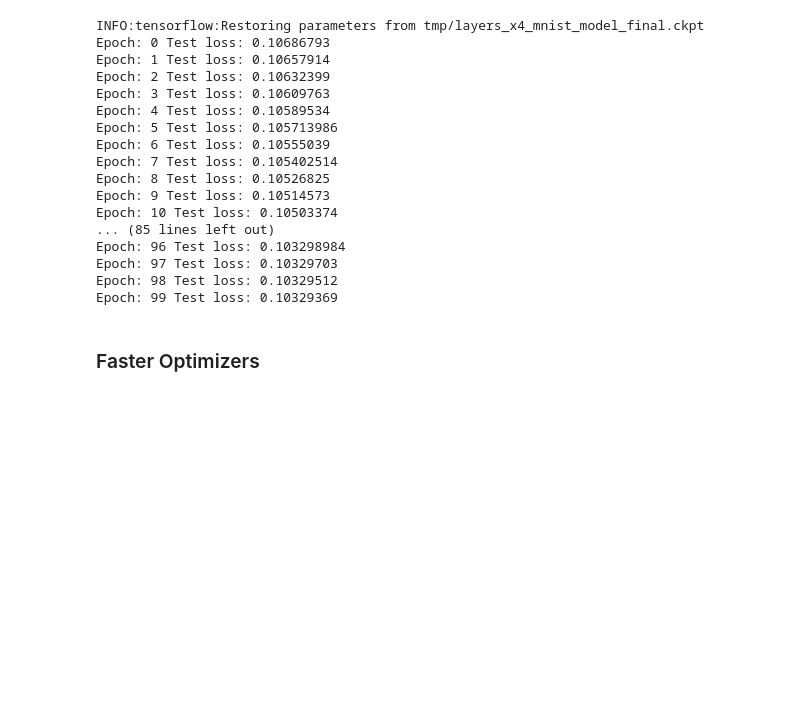
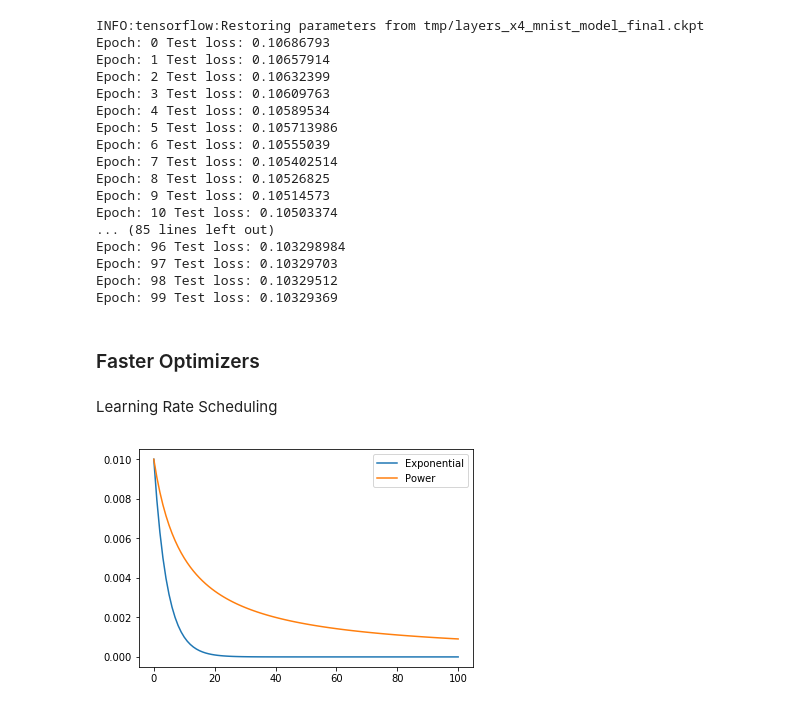
Before and after one commit to Okbps/handson-ml, a Jupyter notebook: jupyter/11-training-dnn.ipynb, the cells around one changed output. Cells and saved outputs as stored; diff of their text form; code cells hidden in the pictures; blank space fills up the shorter version.

```diff
--- a/jupyter/11-training-dnn.ipynb
+++ b/jupyter/11-training-dnn.ipynb
@@ -305,3 +292,16 @@ optimizer = tf.train.MomentumOptimizer(learning_rate=learning_rate, momentum=0.9
 optimizer = tf.train.RMSPropOptimizer(learning_rate=learning_rate, momentum=0.9, decay=0.9, epsilon=1e-10)
 # %%
 optimizer = tf.train.AdamOptimizer(learning_rate=learning_rate)
+# %% [markdown]
+Learning Rate Scheduling
+# %%
+xx = np.linspace(0, 100, 101)
+eta_1 = 0.01 * np.power(10, -xx/10)
+eta_2 = 0.01 * np.power(1+xx/10, -1)
+fig, ax = plt.subplots()
+ax.plot(xx, eta_1, label='Exponential')
+ax.plot(xx, eta_2, label='Power')
+plt.legend(loc='best')
+plt.show()
+# %% [output]
+[figure, added]
```
Also changed, not shown: parts of 3 cells of this notebook.
